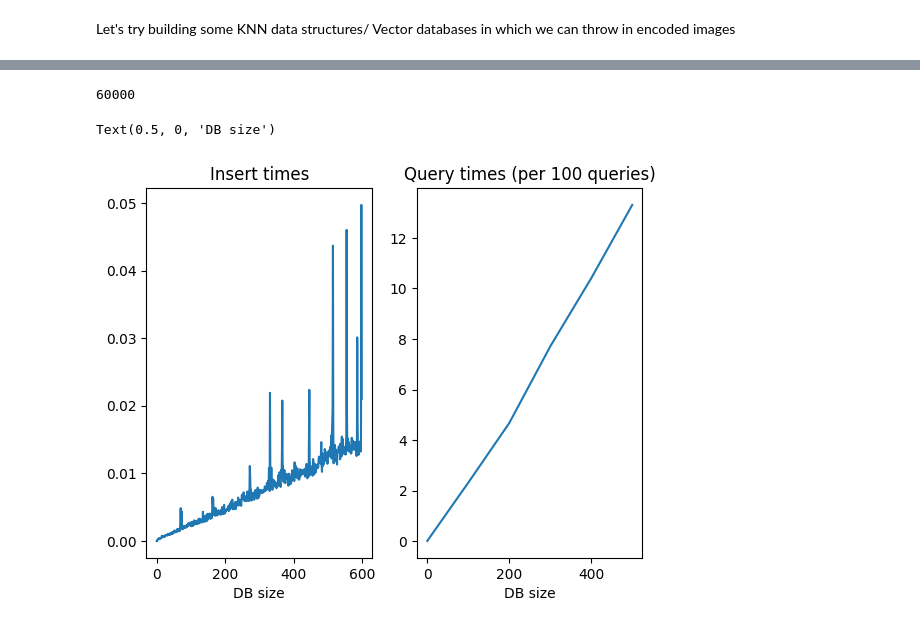
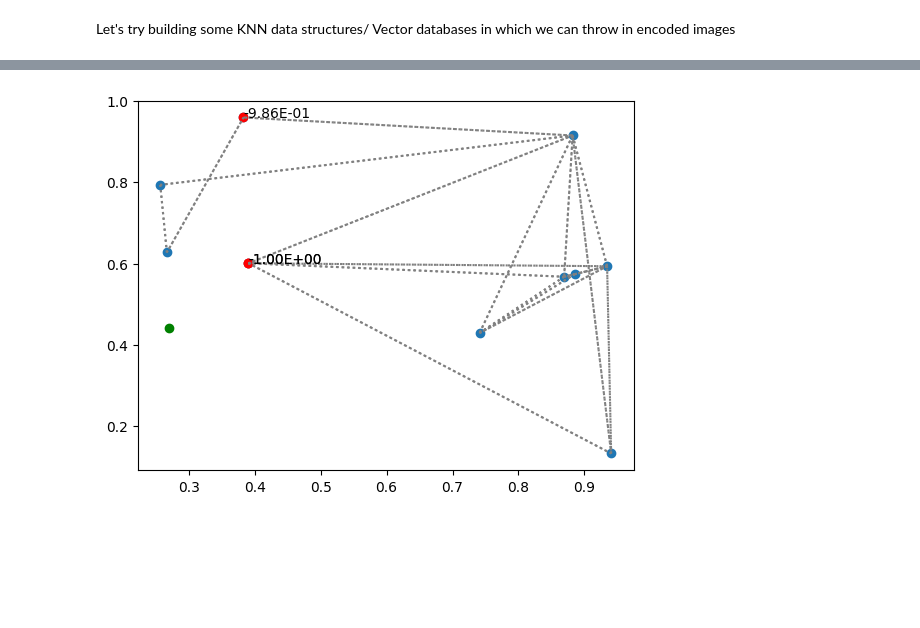
Before and after one commit to kabrol98/fashionNet, a Jupyter notebook: KNN.ipynb, the cells around one changed output, grey strips where cells are left out. Saved outputs shown, nothing was run; the diff lists cells and outputs as text; code cells hidden in the pictures; blank space fills up the shorter version.

```diff
--- a/KNN.ipynb
+++ b/KNN.ipynb
@@ -273,9 +304,50 @@ class NSW():
         for i,g in enumerate(self.graph):
             assert len(g) > 0, f"graph element {i} has no neigbours after {len(self.data)} inserts!"
         return
-# %%
-size = len(training_data)
-print(size)
-# %% [output]
-60000
+# %%
+# Test some basic functionality with 2D vectors
+torch.manual_seed(42)
+TEST_N = 10
+tv = []
+for i in range(TEST_N):
+    tv.append(torch.rand(2, dtype=torch.float32))
+test_vectors = [t.reshape(1, -1) for t in tv]
+euclidean = lambda t1, t2 : (t1 - t2).pow(2).sum().sqrt()
+test_nsw = NSW(
+    sim = F.cosine_similarity,
+    sim_sign=-1.0
+)
+for t in test_vectors:
+    test_nsw.insert(t)
+
+# plot points in 2D space
+xs, ys = [t[0] for t in tv], [t[1] for t in tv]
+plt.scatter(xs, ys)
+
+# plot edges in 2d space
+for begin in range(len(test_vectors)):
+    for end in test_nsw.graph[begin]:
+        # plot a line showing the edge
+        xs = [tv[begin][0], tv[end][0]]
+        ys = [tv[begin][1], tv[end][1]]
+        plt.plot(xs, ys, color='gray',  linestyle='dotted')
+
+# generate random query vector in green
+query = torch.rand(2, dtype=torch.float32).reshape(1, -1)
+plt.scatter(query[0,0], query[0,1], color='green')
+
+# lookup query and label candidates red
+cands, dists = test_nsw.lookup(query, dist=True)
+candx = [c.detach().numpy().squeeze()[0] for c in cands]
+candy = [c.detach().numpy().squeeze()[1] for c in cands]
+plt.scatter(candx, candy, color='red')
+
+# label distances
+dists = [d.detach().numpy().squeeze() for d in dists]
+for cx,cy,d in zip(candx, candy, dists):
+    plt.text(cx,cy, f'{d:.2E}')
+
+plt.show()
+# %% [output]
+[figure, added]
 # %%
@@ -322,13 +393,11 @@ insert_times, query_times, db_sizes = fill_db(nsw, 500)
 # %%
-f, ax = plt.subplots(1,2)
-# insert times
-ax[0].plot(insert_times)
-ax[0].set_title('Insert times')
-ax[0].set_xlabel('DB size')
-# query times
-ax[1].plot(db_sizes, query_times)
-ax[1].set_title('Query times (per 100 queries)')
-ax[1].set_xlabel('DB size')
+def plot_benchmark(inserts, queries, sizes):
+    f, ax = plt.subplots(1,2)
+    # insert times
+    ax[0].plot(inserts)
+    ax[0].set_title('Insert times')
+    ax[0].set_xlabel('DB size')
+    # query times
+    ax[1].plot(sizes, queries)
+    ax[1].set_title('Query times (per 100 queries)')
+    ax[1].set_xlabel('DB size')
-# %% [output]
-Text(0.5, 0, 'DB size')
-[figure, removed]
```
Also changed, not shown: parts of 14 cells of this notebook.
